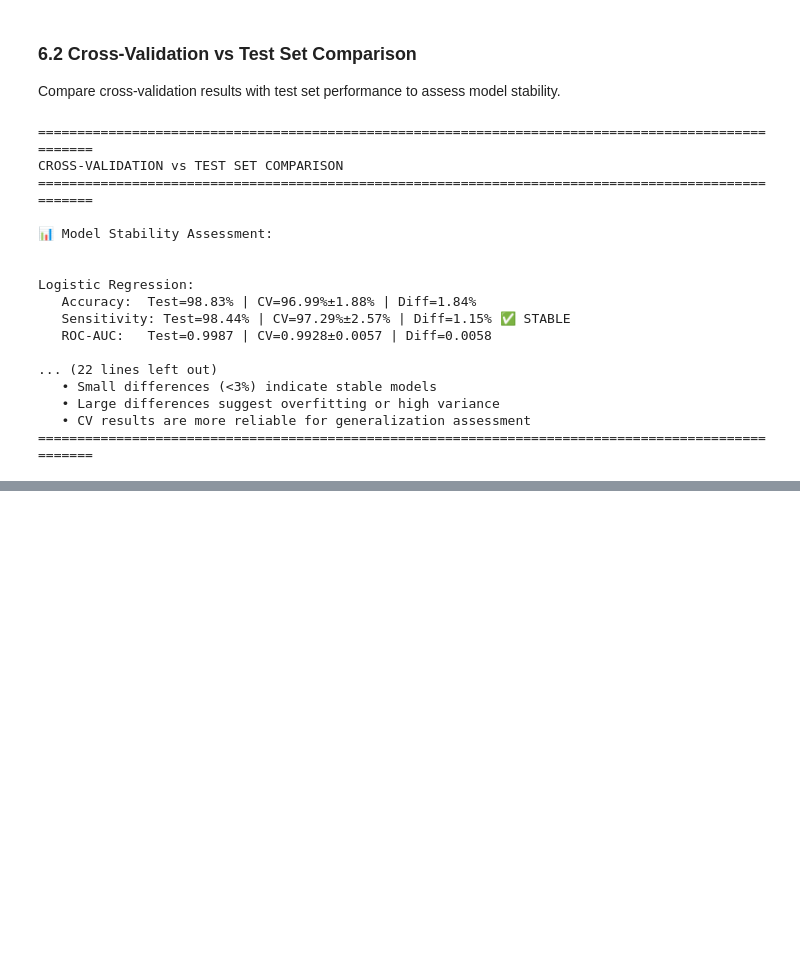
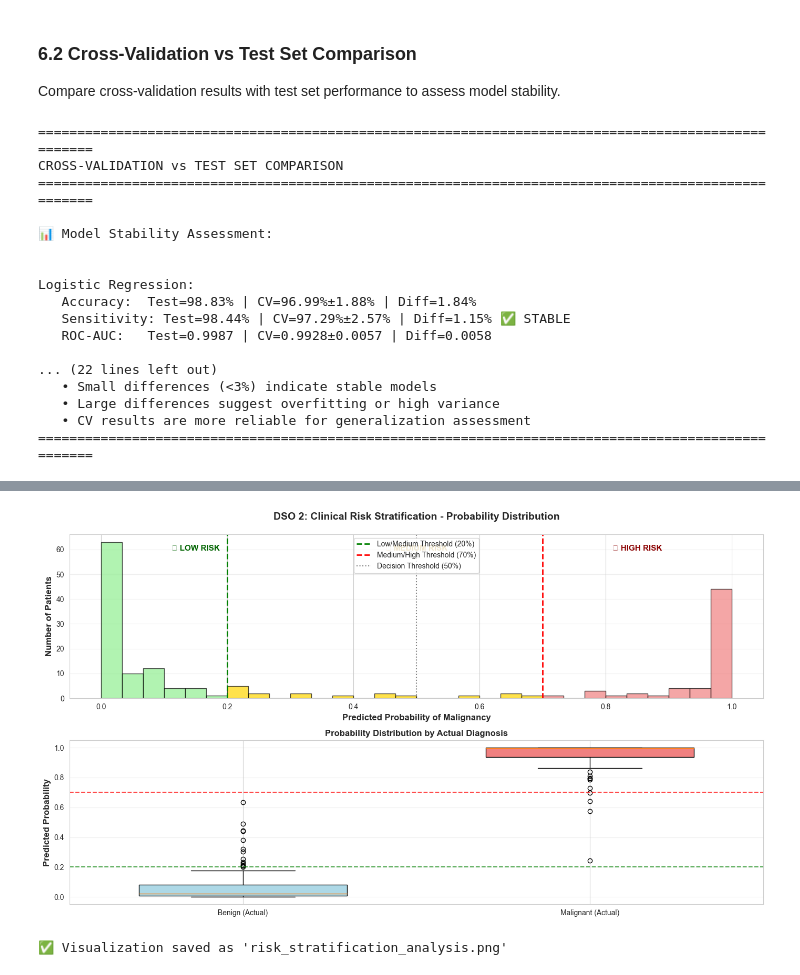
Before and after one commit to Fedi-Hmida/MLProject_Fedi, a Jupyter notebook: ML.ipynb, the cells around one changed output, grey strips where cells are left out. Drawn from its saved outputs; the diff is of its cells as text; code cells hidden in the pictures; blank space fills up the shorter version.

```diff
--- a/ML.ipynb
+++ b/ML.ipynb
@@ -2532,0 +2793,67 @@ Logistic Regression:
+# %%
+# ============================================================================
+# STEP 5: Visualization - Risk Distribution Histogram
+# ============================================================================
+
+plt.figure(figsize=(14, 8))
+
+# Main histogram
+plt.subplot(2, 1, 1)
+counts, bins, patches = plt.hist(y_pred_proba, bins=30, edgecolor='black', alpha=0.7, color='steelblue')
+
+# Color code by risk zones
+for i, patch in enumerate(patches):
+    bin_center = (bins[i] + bins[i+1]) / 2
+    if bin_center < LOW_THRESHOLD:
+        patch.set_facecolor('lightgreen')
+    elif bin_center <= HIGH_THRESHOLD:
+        patch.set_facecolor('gold')
+    else:
+        patch.set_facecolor('lightcoral')
+
+# Add threshold lines
+plt.axvline(LOW_THRESHOLD, color='green', linestyle='--', linewidth=2, label=f'Low/Medium Threshold ({LOW_THRESHOLD:.0%})')
+plt.axvline(HIGH_THRESHOLD, color='red', linestyle='--', linewidth=2, label=f'Medium/High Threshold ({HIGH_THRESHOLD:.0%})')
+plt.axvline(0.5, color='black', linestyle=':', linewidth=1.5, label='Decision Threshold (50%)', alpha=0.5)
+
+# Add risk zone labels
+plt.text(0.15, plt.ylim()[1] * 0.9, '🟢 LOW RISK', ha='center', fontsize=11, fontweight='bold', color='darkgreen')
+plt.text(0.50, plt.ylim()[1] * 0.9, '🟡 MEDIUM RISK', ha='center', fontsize=11, fontweight='bold', color='darkgoldenrod')
+plt.text(0.85, plt.ylim()[1] * 0.9, '🔴 HIGH RISK', ha='center', fontsize=11, fontweight='bold', color='darkred')
+
+plt.xlabel('Predicted Probability of Malignancy', fontsize=12, fontweight='bold')
+plt.ylabel('Number of Patients', fontsize=12, fontweight='bold')
+plt.title('DSO 2: Clinical Risk Stratification - Probability Distribution', fontsize=14, fontweight='bold', pad=20)
+plt.legend(loc='upper center', fontsize=10)
+plt.grid(axis='y', alpha=0.3)
+
+# Box plot by actual diagnosis
+plt.subplot(2, 1, 2)
+benign_probs = y_pred_proba[y_test == 0]
+malignant_probs = y_pred_proba[y_test == 1]
+
+bp = plt.boxplot([benign_probs, malignant_probs],
+                  labels=['Benign (Actual)', 'Malignant (Actual)'],
+                  patch_artist=True,
+                  widths=0.6)
+
+# Color the boxes
+bp['boxes'][0].set_facecolor('lightblue')
+bp['boxes'][1].set_facecolor('lightcoral')
+
+# Add threshold lines
+plt.axhline(LOW_THRESHOLD, color='green', linestyle='--', linewidth=1.5, alpha=0.7)
+plt.axhline(HIGH_THRESHOLD, color='red', linestyle='--', linewidth=1.5, alpha=0.7)
+
+plt.ylabel('Predicted Probability', fontsize=12, fontweight='bold')
+plt.title('Probability Distribution by Actual Diagnosis', fontsize=12, fontweight='bold')
+plt.grid(axis='y', alpha=0.3)
+
+plt.tight_layout()
+plt.savefig('risk_stratification_analysis.png', dpi=300, bbox_inches='tight')
+plt.show()
+
+print("\n✅ Visualization saved as 'risk_stratification_analysis.png'")
+# %% [output]
+[figure, added]
+✅ Visualization saved as 'risk_stratification_analysis.png'
```
Also changed, not shown: parts of 16 cells of this notebook, 20 other files.
